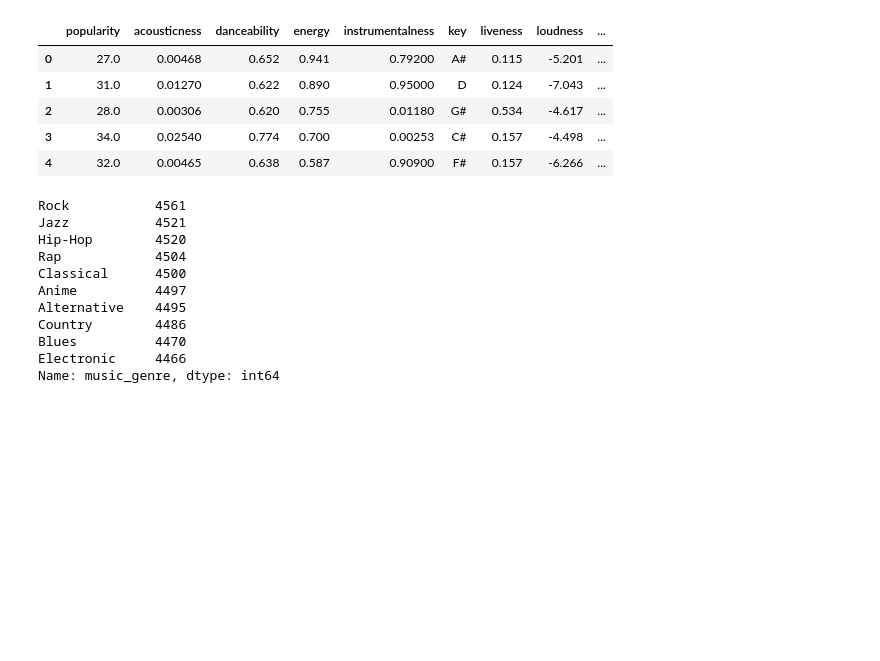
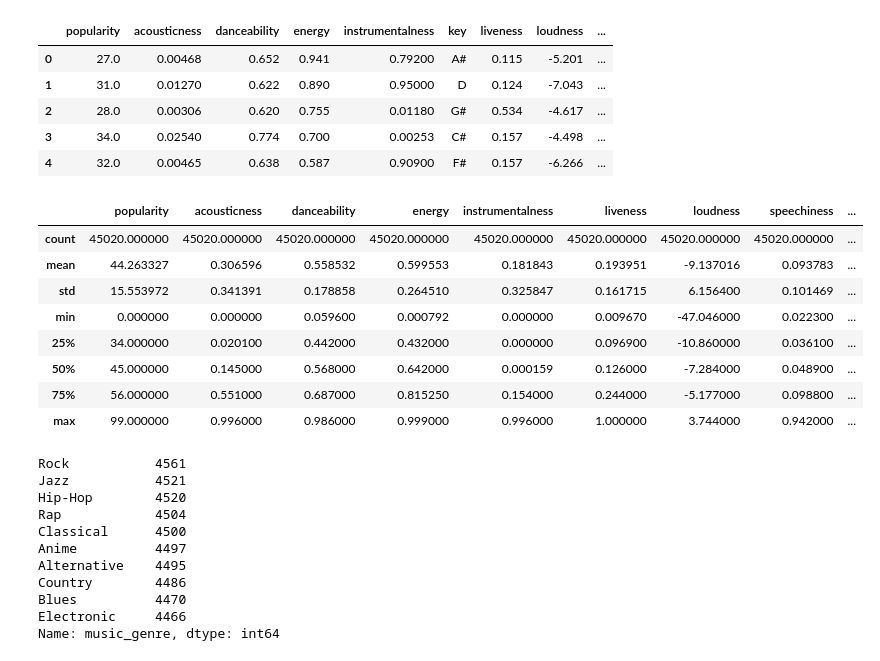
Before and after one commit to jaayg23/songs_popularity, a Jupyter notebook: notebooks/data_visualization.ipynb, the cells around one changed output. Drawn from its saved outputs; the diff is of its cells as text; code cells hidden in the pictures; blank space fills up the shorter version.

Commit message:
Adding describe.

```diff
--- a/notebooks/data_visualization.ipynb
+++ b/notebooks/data_visualization.ipynb
@@ -14,6 +14,18 @@ df.head()
 | 2 | 28.0 | 0.00306 | 0.620 | 0.755 | 0.01180 | G# | 0.534 | -4.617 | ... |
 | 3 | 34.0 | 0.02540 | 0.774 | 0.700 | 0.00253 | C# | 0.157 | -4.498 | ... |
 | 4 | 32.0 | 0.00465 | 0.638 | 0.587 | 0.90900 | F# | 0.157 | -6.266 | ... |
+# %%
+df.describe()
+# %% [output]
+|  | popularity | acousticness | danceability | energy | instrumentalness | liveness | loudness | speechiness | ... |
+| count | 45020.000000 | 45020.000000 | 45020.000000 | 45020.000000 | 45020.000000 | 45020.000000 | 45020.000000 | 45020.000000 | ... |
+| mean | 44.263327 | 0.306596 | 0.558532 | 0.599553 | 0.181843 | 0.193951 | -9.137016 | 0.093783 | ... |
+| std | 15.553972 | 0.341391 | 0.178858 | 0.264510 | 0.325847 | 0.161715 | 6.156400 | 0.101469 | ... |
+| min | 0.000000 | 0.000000 | 0.059600 | 0.000792 | 0.000000 | 0.009670 | -47.046000 | 0.022300 | ... |
+| 25% | 34.000000 | 0.020100 | 0.442000 | 0.432000 | 0.000000 | 0.096900 | -10.860000 | 0.036100 | ... |
+| 50% | 45.000000 | 0.145000 | 0.568000 | 0.642000 | 0.000159 | 0.126000 | -7.284000 | 0.048900 | ... |
+| 75% | 56.000000 | 0.551000 | 0.687000 | 0.815250 | 0.154000 | 0.244000 | -5.177000 | 0.098800 | ... |
+| max | 99.000000 | 0.996000 | 0.986000 | 0.999000 | 0.996000 | 1.000000 | 3.744000 | 0.942000 | ... |
 # %%
 # See distribution of genres
 df_genres = df['music_genre'].value_counts()
```
Also changed, not shown: parts of 1 cell of this notebook, 1 other file.
